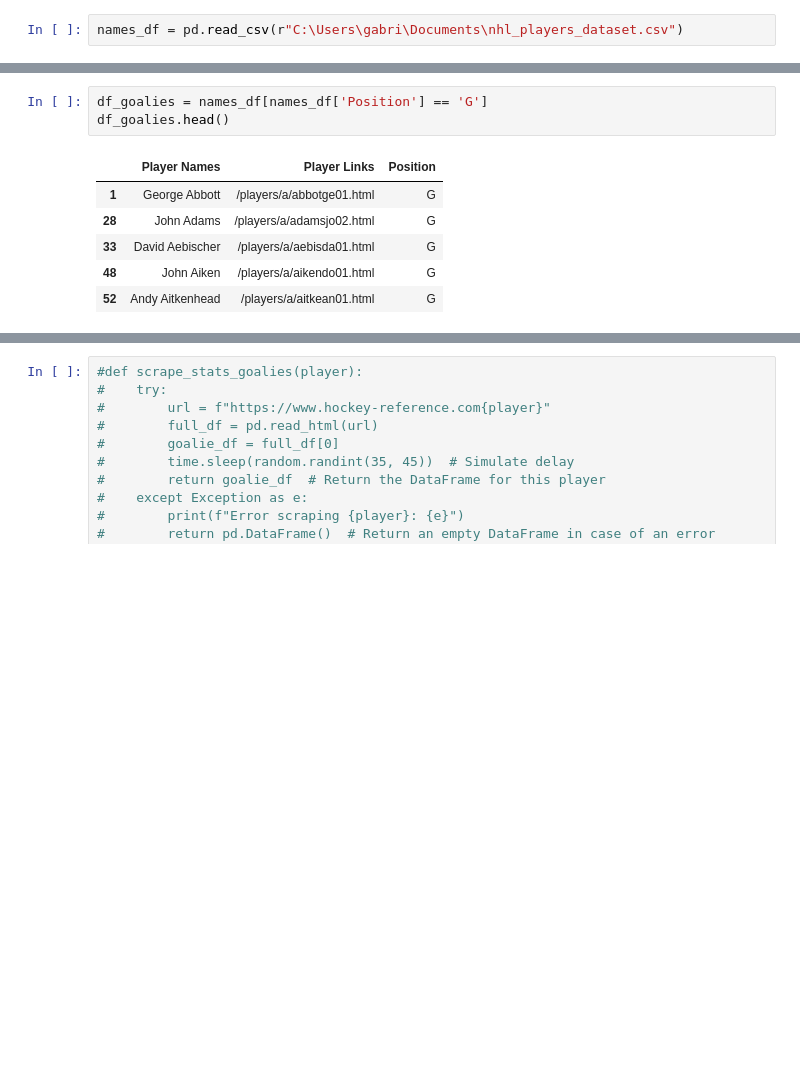
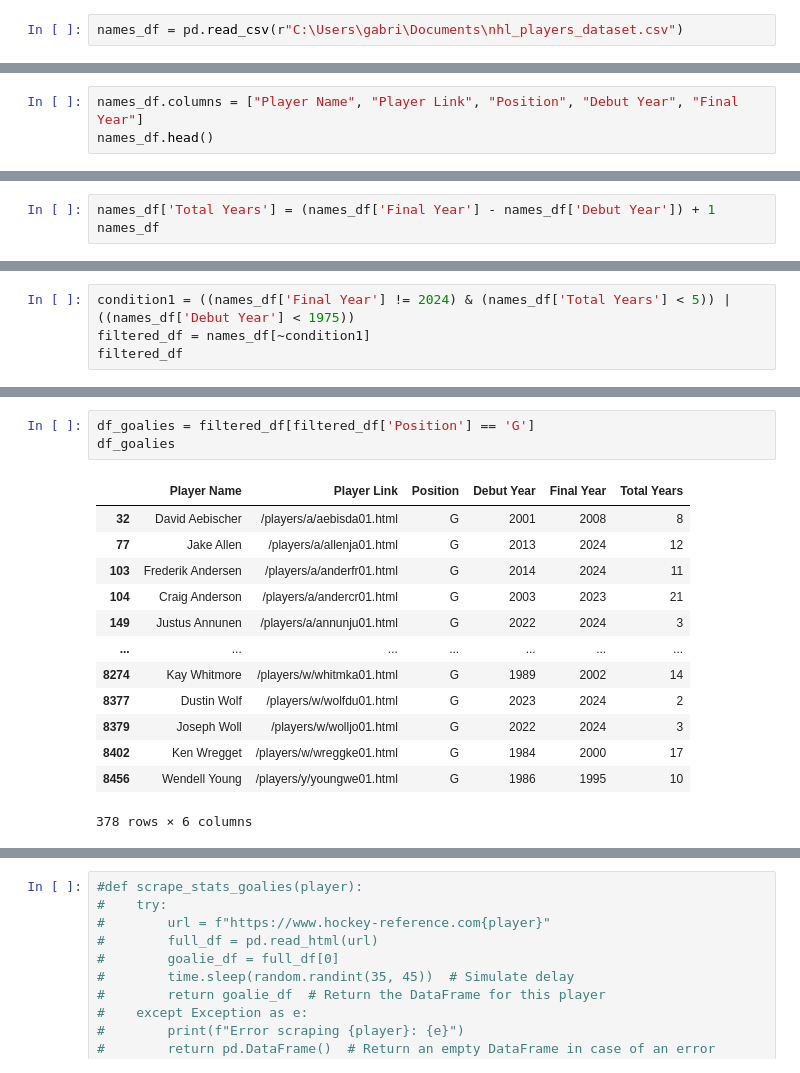
Before and after one commit to GabrielSpagnuolo15/Personal_Work, a Jupyter notebook: Hockey_Analytics_Challenge/hockey-reference_player_stats.ipynb, the cells around one changed output, grey strips where cells are left out. Cells and saved outputs as stored; diff of their text form; blank space fills up the shorter version.

```diff
--- a/Hockey_Analytics_Challenge/hockey-reference_player_stats.ipynb
+++ b/Hockey_Analytics_Challenge/hockey-reference_player_stats.ipynb
@@ -25,0 +18,3 @@ names_df.head()
+# %%
+names_df.columns = ["Player Name", "Player Link", "Position", "Debut Year", "Final Year"]
+names_df.head()
@@ -25,0 +28,3 @@ names_df.head()
+# %%
+names_df['Total Years'] = (names_df['Final Year'] - names_df['Debut Year']) + 1
+names_df
@@ -25,0 +45,4 @@ names_df.head()
+# %%
+condition1 = ((names_df['Final Year'] != 2024) & (names_df['Total Years'] < 5)) | ((names_df['Debut Year'] < 1975))
+filtered_df = names_df[~condition1]
+filtered_df
@@ -26,11 +63,18 @@ names_df.head()
 # %%
-df_goalies = names_df[names_df['Position'] == 'G']
-df_goalies.head()
+df_goalies = filtered_df[filtered_df['Position'] == 'G']
+df_goalies
 # %% [output]
-|  | Player Names | Player Links | Position |
-| 1 | George Abbott | /players/a/abbotge01.html | G |
-| 28 | John Adams | /players/a/adamsjo02.html | G |
-| 33 | David Aebischer | /players/a/aebisda01.html | G |
-| 48 | John Aiken | /players/a/aikendo01.html | G |
-| 52 | Andy Aitkenhead | /players/a/aitkean01.html | G |
+|  | Player Name | Player Link | Position | Debut Year | Final Year | Total Years |
+| 32 | David Aebischer | /players/a/aebisda01.html | G | 2001 | 2008 | 8 |
+| 77 | Jake Allen | /players/a/allenja01.html | G | 2013 | 2024 | 12 |
+| 103 | Frederik Andersen | /players/a/anderfr01.html | G | 2014 | 2024 | 11 |
+| 104 | Craig Anderson | /players/a/andercr01.html | G | 2003 | 2023 | 21 |
+| 149 | Justus Annunen | /players/a/annunju01.html | G | 2022 | 2024 | 3 |
+| ... | ... | ... | ... | ... | ... | ... |
+| 8274 | Kay Whitmore | /players/w/whitmka01.html | G | 1989 | 2002 | 14 |
+| 8377 | Dustin Wolf | /players/w/wolfdu01.html | G | 2023 | 2024 | 2 |
+| 8379 | Joseph Woll | /players/w/wolljo01.html | G | 2022 | 2024 | 3 |
+| 8402 | Ken Wregget | /players/w/wreggke01.html | G | 1984 | 2000 | 17 |
+| 8456 | Wendell Young | /players/y/youngwe01.html | G | 1986 | 1995 | 10 |
+378 rows × 6 columns
 # %%
```
Also changed, not shown: parts of 14 cells of this notebook.
